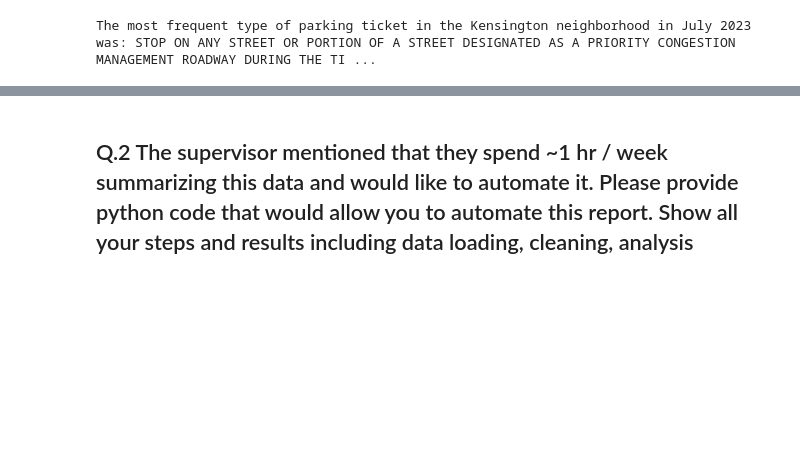
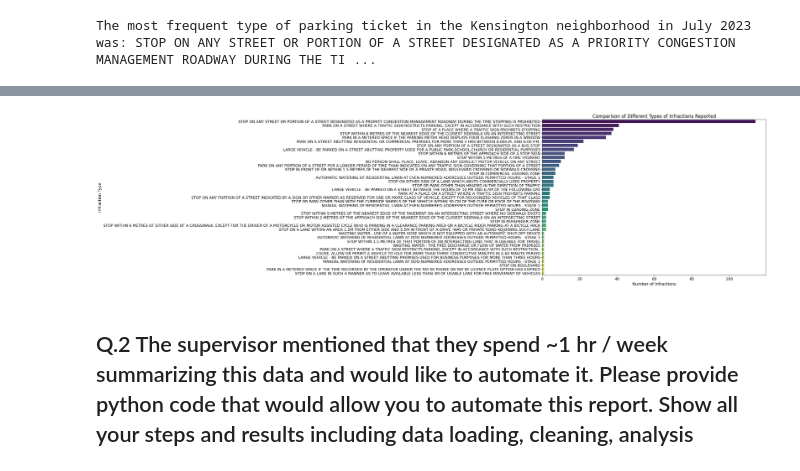
Before and after one commit to prernamalik7/VanParkingTicketsAnalysis, a Jupyter notebook: COV_Assessment_Prerna-Part 1.ipynb, the cells around one changed output, grey strips where cells are left out. Drawn from its saved outputs; the diff is of its cells as text; code cells hidden in the pictures; blank space fills up the shorter version.

```diff
--- a/COV_Assessment_Prerna-Part 1.ipynb
+++ b/COV_Assessment_Prerna-Part 1.ipynb
@@ -670,3 +650,24 @@ Name: infractiontext, dtype: int64
+# %%
+# Aggregate data
+infraction_counts = kensington_tickets['infractiontext'].value_counts()
+
+# Create a DataFrame for plotting
+infraction_df = infraction_counts.reset_index()
+infraction_df.columns = ['Infraction', 'Count']
+
+# Plotting
+
+plt.figure(figsize=(14, 10), dpi=100)  # Increase the figure size and resolution
+sns.barplot(x='Count', y='Infraction', data=infraction_df, palette='viridis')
+plt.title('Comparison of Different Types of Infractions Reported', fontsize=16)
+plt.xlabel('Number of Infractions', fontsize=14)
+plt.ylabel('Infraction Type', fontsize=14)
+plt.xticks(fontsize=13)
+plt.yticks(fontsize=13)
+plt.tight_layout()  # Adjust layout to make sure everything fits well
+plt.show()
+# %% [output]
+[figure, added]
 # %% [markdown]
 <h2>Q.2 The supervisor mentioned that they spend ~1 hr / week summarizing this data and would like to automate it. Please provide python code that would allow you to automate this report. Show all your steps and results including data loading, cleaning, analysis
 # %% [markdown]
```
Also changed, not shown: parts of 5 cells of this notebook, 3 other files.
